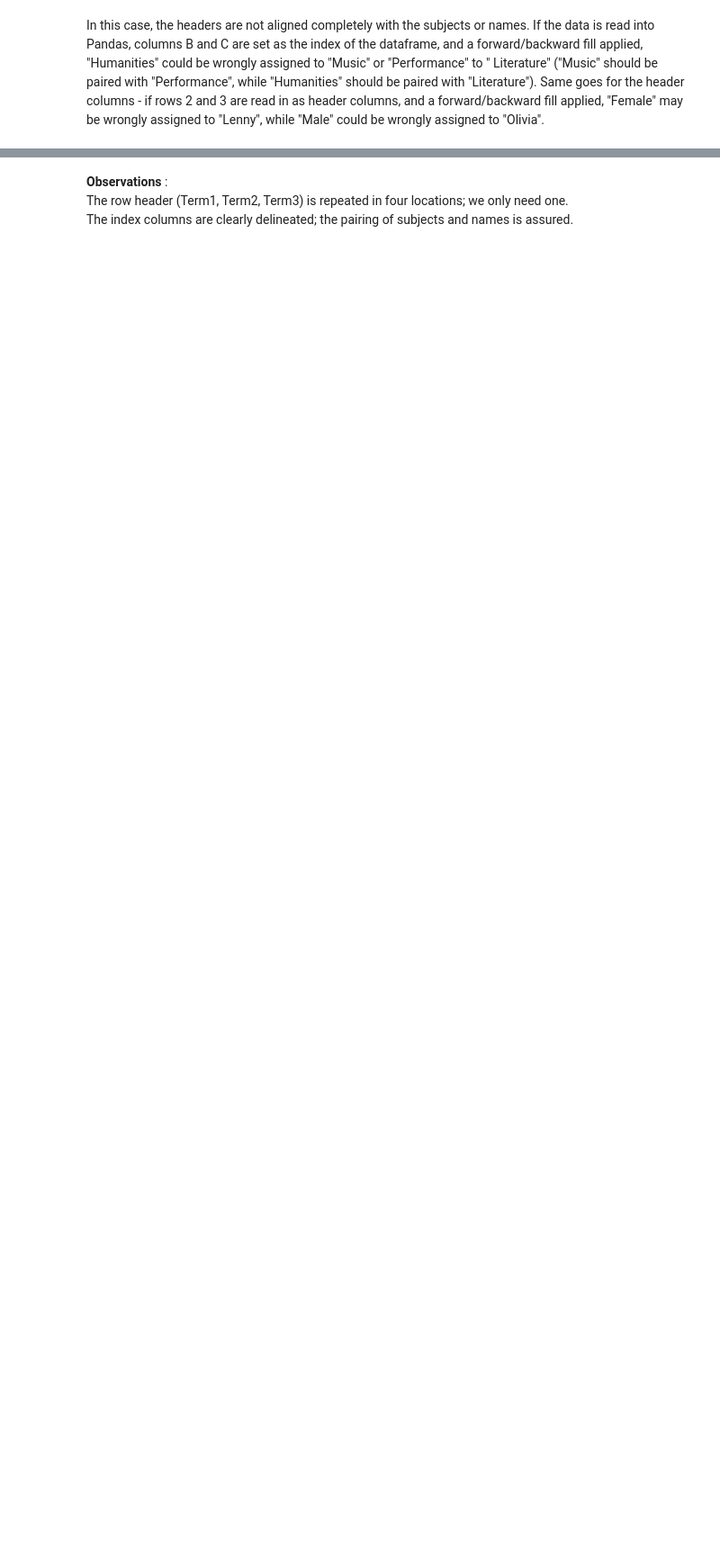
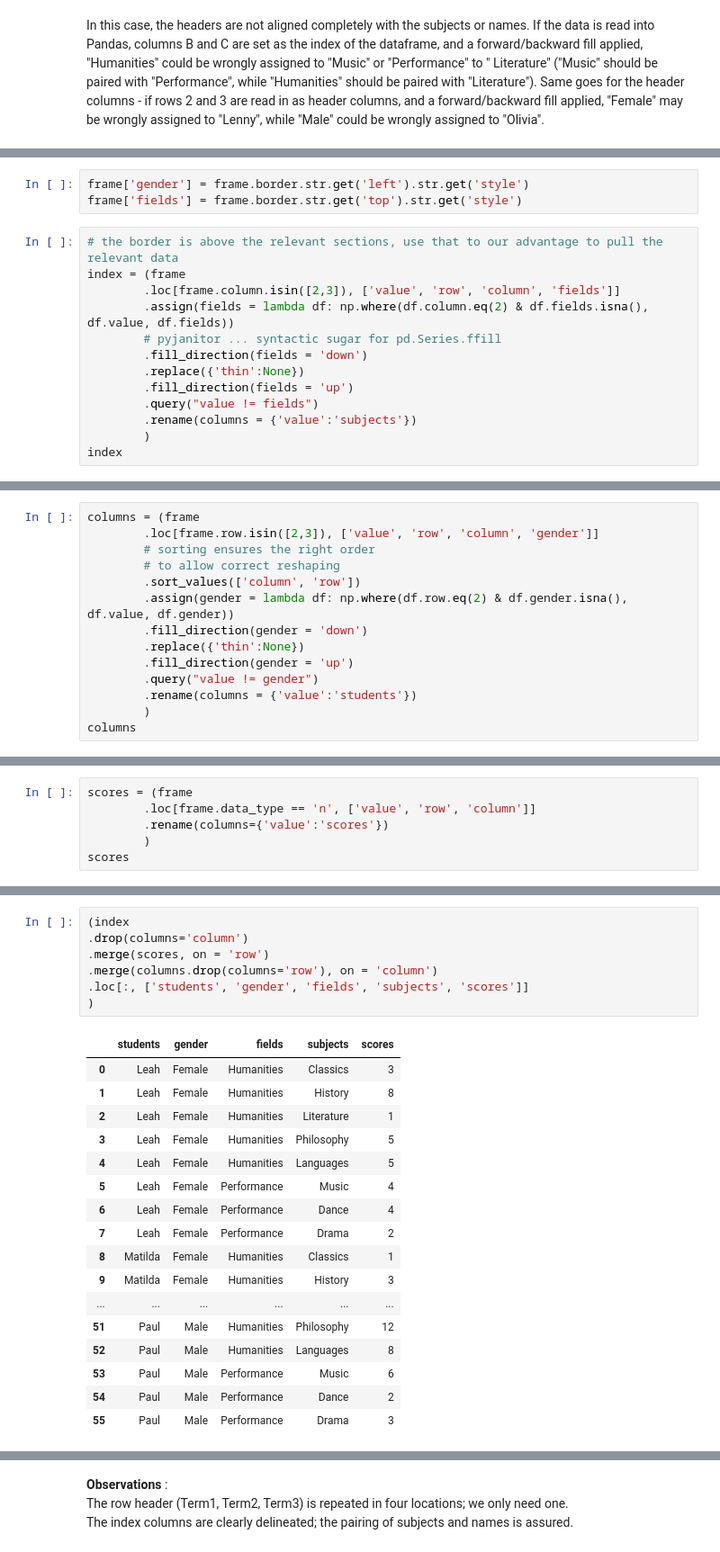
Before and after one commit to samukweku/data-wrangling-blog, a Jupyter notebook: _notebooks/2020-05-12-Pivot Tables-Complex Unpivoting.ipynb, the cells around one changed output, grey strips where cells are left out. Shown at 90% size. Cells and saved outputs as stored; diff of their text form; blank space fills up the shorter version.

```diff
--- a/_notebooks/2020-05-12-Pivot Tables-Complex Unpivoting.ipynb
+++ b/_notebooks/2020-05-12-Pivot Tables-Complex Unpivoting.ipynb
@@ -183,0 +82,16 @@ df.head()
+# %%
+frame['gender'] = frame.border.str.get('left').str.get('style')
+frame['fields'] = frame.border.str.get('top').str.get('style')
+# %%
+# the border is above the relevant sections, use that to our advantage to pull the relevant data
+index = (frame
+        .loc[frame.column.isin([2,3]), ['value', 'row', 'column', 'fields']]
+        .assign(fields = lambda df: np.where(df.column.eq(2) & df.fields.isna(), df.value, df.fields))
+        # pyjanitor ... syntactic sugar for pd.Series.ffill
+        .fill_direction(fields = 'down')
+        .replace({'thin':None})
+        .fill_direction(fields = 'up')
+        .query("value != fields")
+        .rename(columns = {'value':'subjects'})
+        )
+index
@@ -183,0 +110,14 @@ df.head()
+# %%
+columns = (frame
+        .loc[frame.row.isin([2,3]), ['value', 'row', 'column', 'gender']]
+        # sorting ensures the right order
+        # to allow correct reshaping
+        .sort_values(['column', 'row'])
+        .assign(gender = lambda df: np.where(df.row.eq(2) & df.gender.isna(), df.value, df.gender))
+        .fill_direction(gender = 'down')
+        .replace({'thin':None})
+        .fill_direction(gender = 'up')
+        .query("value != gender")
+        .rename(columns = {'value':'students'})
+        )
+columns
@@ -183,0 +133,6 @@ df.head()
+# %%
+scores = (frame
+        .loc[frame.data_type == 'n', ['value', 'row', 'column']]
+        .rename(columns={'value':'scores'})
+        )
+scores
@@ -184,3 +159,28 @@ df.head()
+# %%
+(index
+.drop(columns='column')
+.merge(scores, on = 'row')
+.merge(columns.drop(columns='row'), on = 'column')
+.loc[:, ['students', 'gender', 'fields', 'subjects', 'scores']]
+)
+# %% [output]
+|  | students | gender | fields | subjects | scores |
+| 0 | Leah | Female | Humanities | Classics | 3 |
+| 1 | Leah | Female | Humanities | History | 8 |
+| 2 | Leah | Female | Humanities | Literature | 1 |
+| 3 | Leah | Female | Humanities | Philosophy | 5 |
+| 4 | Leah | Female | Humanities | Languages | 5 |
+| 5 | Leah | Female | Performance | Music | 4 |
+| 6 | Leah | Female | Performance | Dance | 4 |
+| 7 | Leah | Female | Performance | Drama | 2 |
+| 8 | Matilda | Female | Humanities | Classics | 1 |
+| 9 | Matilda | Female | Humanities | History | 3 |
+| ... | ... | ... | ... | ... | ... |
+| 51 | Paul | Male | Humanities | Philosophy | 12 |
+| 52 | Paul | Male | Humanities | Languages | 8 |
+| 53 | Paul | Male | Performance | Music | 6 |
+| 54 | Paul | Male | Performance | Dance | 2 |
+| 55 | Paul | Male | Performance | Drama | 3 |
 # %% [markdown]
 ### **Case 2: Repeated rows/columns of headers within the table**
 ![pivot-repeated-headers.png](Images/pivot-repeated-headers.png)
```
Also changed, not shown: parts of 37 cells of this notebook, 1 other file.
